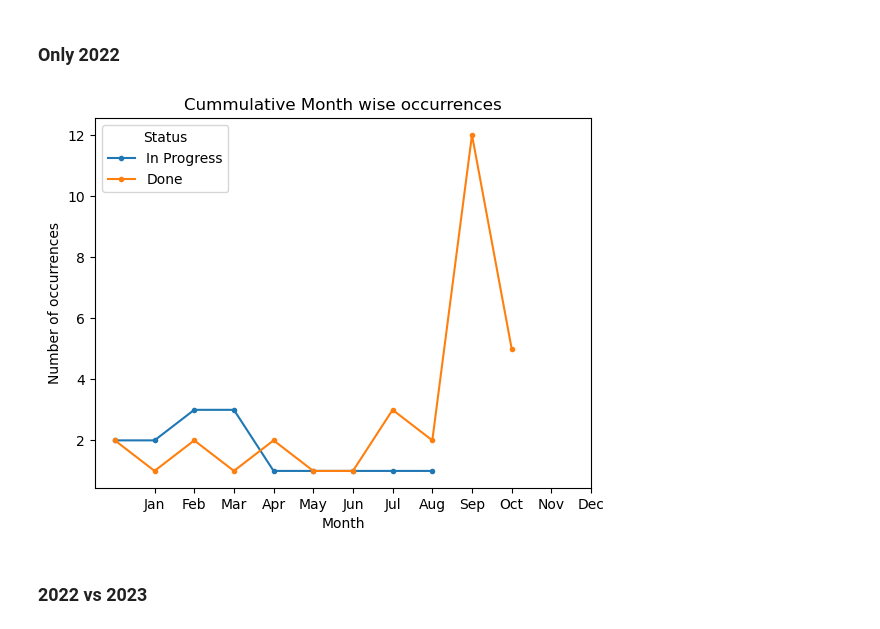
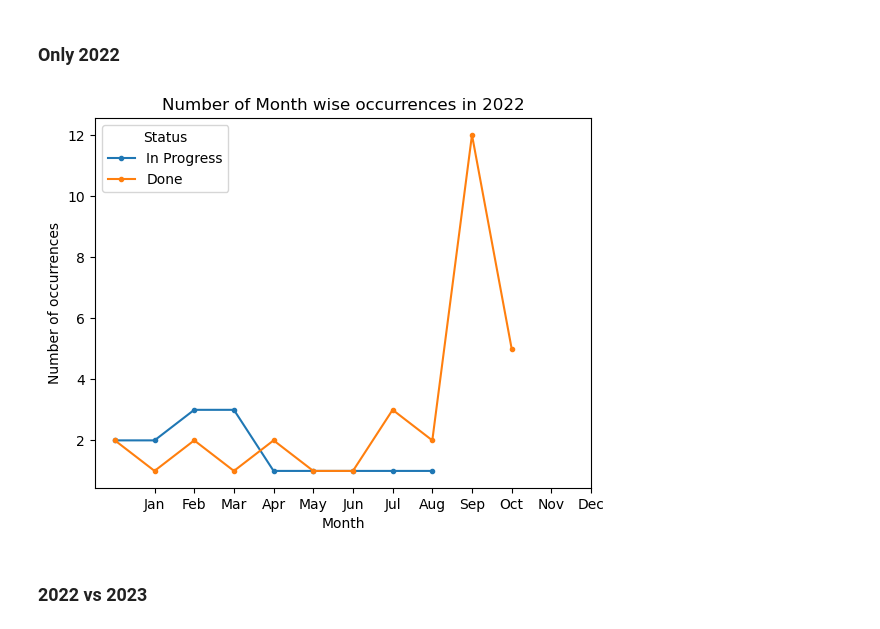
Before and after one commit to TechLabs-Berlin/wt23-geofree, a Jupyter notebook: data_project/visualization_OrdnungsamtData.ipynb, the cells around one changed output. Cells and saved outputs as stored; diff of their text form; code cells hidden in the pictures.

```diff
--- a/data_project/visualization_OrdnungsamtData.ipynb
+++ b/data_project/visualization_OrdnungsamtData.ipynb
@@ -499,16 +504,16 @@ done_2022 = done[done['date'] < date_2023_begin]
 # %%
 fig, ax = plt.subplots()
 
 in_progress_2022.groupby(['month'])['bezirk'].count().plot(marker = '.')
 done_2022.groupby(['month'])['bezirk'].count().plot(marker = '.')
 ax.set_xlabel('Month')
 ax.set_ylabel('Number of occurrences')
-ax.set_title('Number of Month wise occurrences')
+ax.set_title('Number of Month wise occurrences in 2022')
 ax.set_xticks([1,2,3,4,5,6,7,8,9,10,11,12],['Jan','Feb','Mar','Apr','May','Jun','Jul','Aug','Sep','Oct','Nov','Dec'])
 ax.legend(title='Status', loc='upper left', labels=['In Progress', 'Done'])
 plt.show()
 # %% [output]
-[figure, old version]
+[figure, new version]
 # %% [markdown]
 ### 2022 vs 2023
 # %%
```
Also changed, not shown: parts of 10 cells of this notebook.
